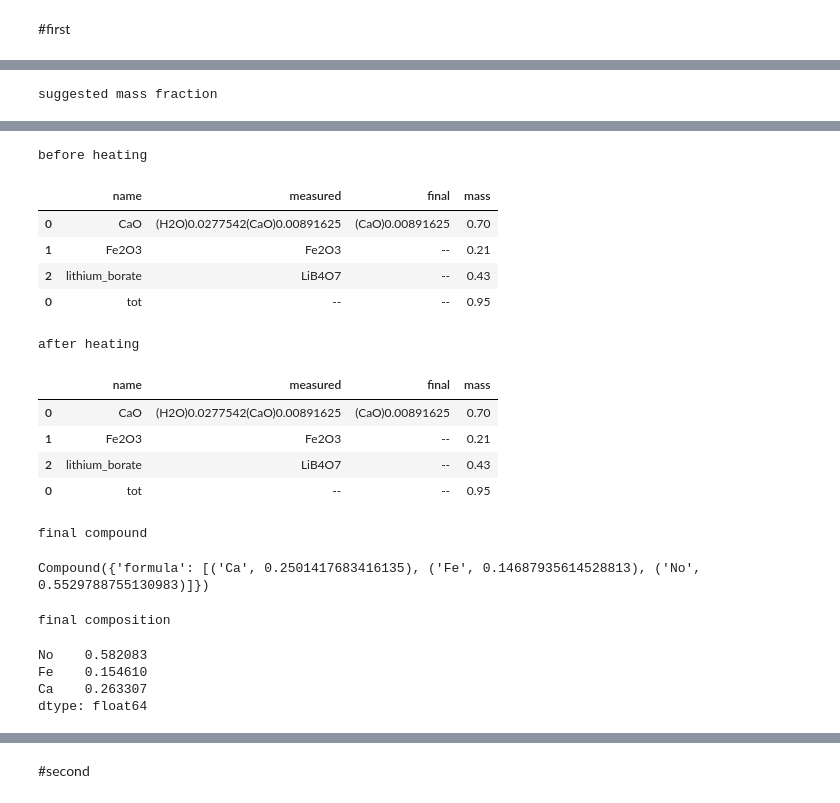
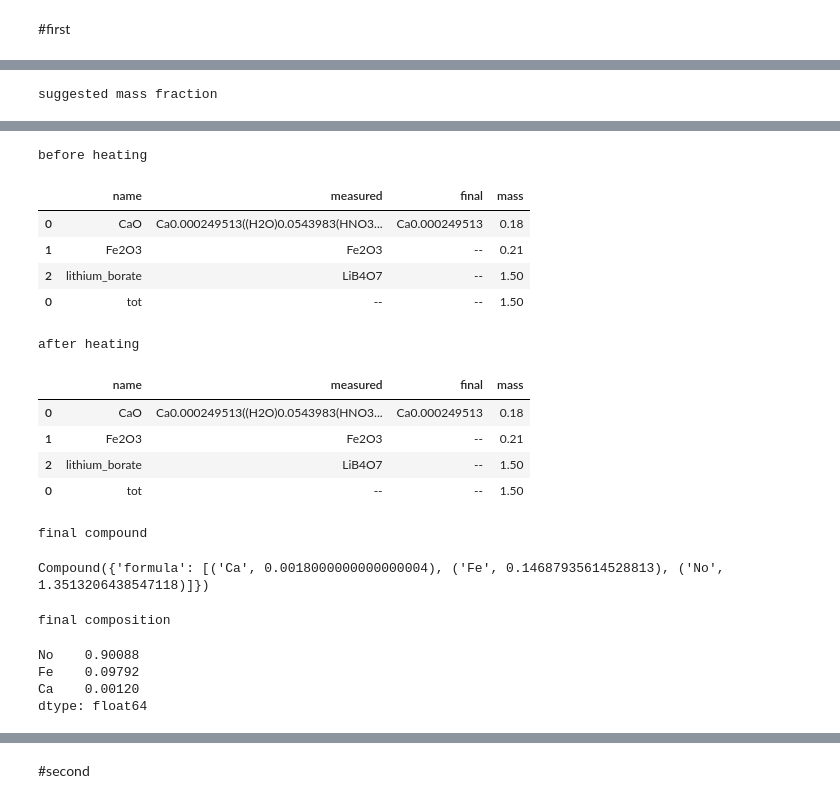
Before and after one commit to wpk-nist-gov/glassmaker, a Jupyter notebook: src/TestFamily.ipynb, the cells around one changed output, grey strips where cells are left out. Drawn from its saved outputs; the diff is of its cells as text; code cells hidden in the pictures.

```diff
--- a/src/TestFamily.ipynb
+++ b/src/TestFamily.ipynb
@@ -10,12 +25,12 @@ reload(mix)
 # %%
 matrix = mix.CompoundVolatile('LiB4O7',name = 'lithium_borate')
-sourceA = mix.CompoundVolatile({'CaO':0.5,'H2O':0.5},{'CaO':0.5},name='CaO')
+sourceA = mix.CompoundVolatile([('Ca',0.01),([('H2O',.98),('HNO3',.02)],.99)],{'Ca':0.01},name='sourceA')
 sourceB = mix.CompoundVolatile('Fe2O3')
 sources = mix.CompoundCollection([sourceA,sourceB,matrix])
 # %%
 targets = mix.OrderedDict()
 targets['Fe'] = (0.1,0.2)
-targets['Ca'] = (0.2,0.3)
+targets['Ca'] = (0.001,0.0025)
 
 X = mix.BeadFamily(targets,sources,5)
 # %%
@@ -52,7 +67,7 @@ def print_final(sug,bead):
 # %%
 mix.random.seed(10)
 # %%
-sug,bead = X.get_suggested_bead(1.0)
+sug,bead = X.get_suggested_bead(mass=1.0)
 print_suggestion(sug,bead)
 # %% [output]
 suggested mass fraction
@@ -74,9 +89,9 @@ O     0.465166
 dtype: float64
 # %%
 #make a bead
-bm = mix.SingleBead(X.sources,[0.70,0.21,0.43])
+bm = mix.SingleBead(X.sources,[0.18,0.21,1.5])
 
-bm.massTot = 0.95
+bm.massTot = 1.5
 bm.keepAtoms = ['Fe','Ca']
 
 print_final(sug,bm)
@@ -87,20 +102,20 @@ Fe    0.15
 dtype: float64
 before heating
 |  | name | measured | final | mass |
-| 0 | CaO | (H2O)0.0277542(CaO)0.00891625 | (CaO)0.00891625 | 0.70 |
+| 0 | CaO | Ca0.000249513((H2O)0.0543983(HNO3... | Ca0.000249513 | 0.18 |
 | 1 | Fe2O3 | Fe2O3 | -- | 0.21 |
-| 2 | lithium_borate | LiB4O7 | -- | 0.43 |
-| 0 | tot | -- | -- | 0.95 |
+| 2 | lithium_borate | LiB4O7 | -- | 1.50 |
+| 0 | tot | -- | -- | 1.50 |
 after heating
 |  | name | measured | final | mass |
-| 0 | CaO | (H2O)0.0277542(CaO)0.00891625 | (CaO)0.00891625 | 0.70 |
+| 0 | CaO | Ca0.000249513((H2O)0.0543983(HNO3... | Ca0.000249513 | 0.18 |
 | 1 | Fe2O3 | Fe2O3 | -- | 0.21 |
-| 2 | lithium_borate | LiB4O7 | -- | 0.43 |
-| 0 | tot | -- | -- | 0.95 |
+| 2 | lithium_borate | LiB4O7 | -- | 1.50 |
+| 0 | tot | -- | -- | 1.50 |
 final compound
-Compound({'formula': [('Ca', 0.2501417683416135), ('Fe', 0.14687935614528813), ('No', 0.5529788755130983)]})
+Compound({'formula': [('Ca', 0.0018000000000000004), ('Fe', 0.14687935614528813), ('No', 1.3513206438547118)]})
 final composition
-No    0.582083
-Fe    0.154610
-Ca    0.263307
+No    0.90088
+Fe    0.09792
+Ca    0.00120
 dtype: float64
```
Also changed, not shown: parts of 6 cells of this notebook, 2 other files.
